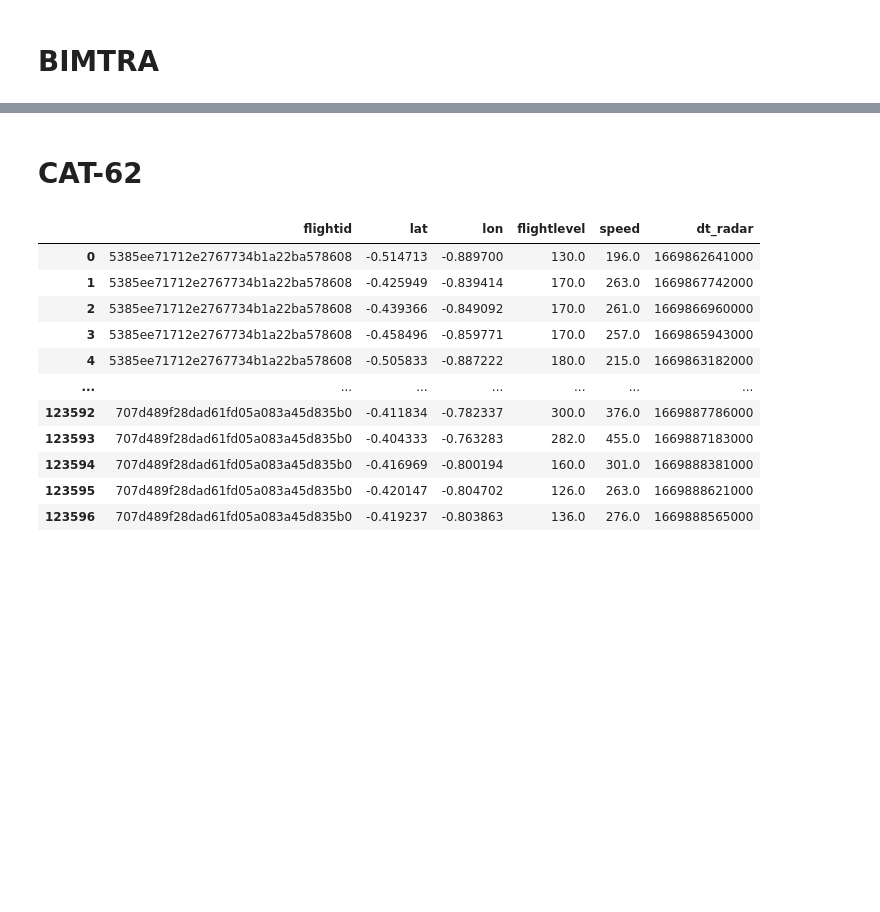
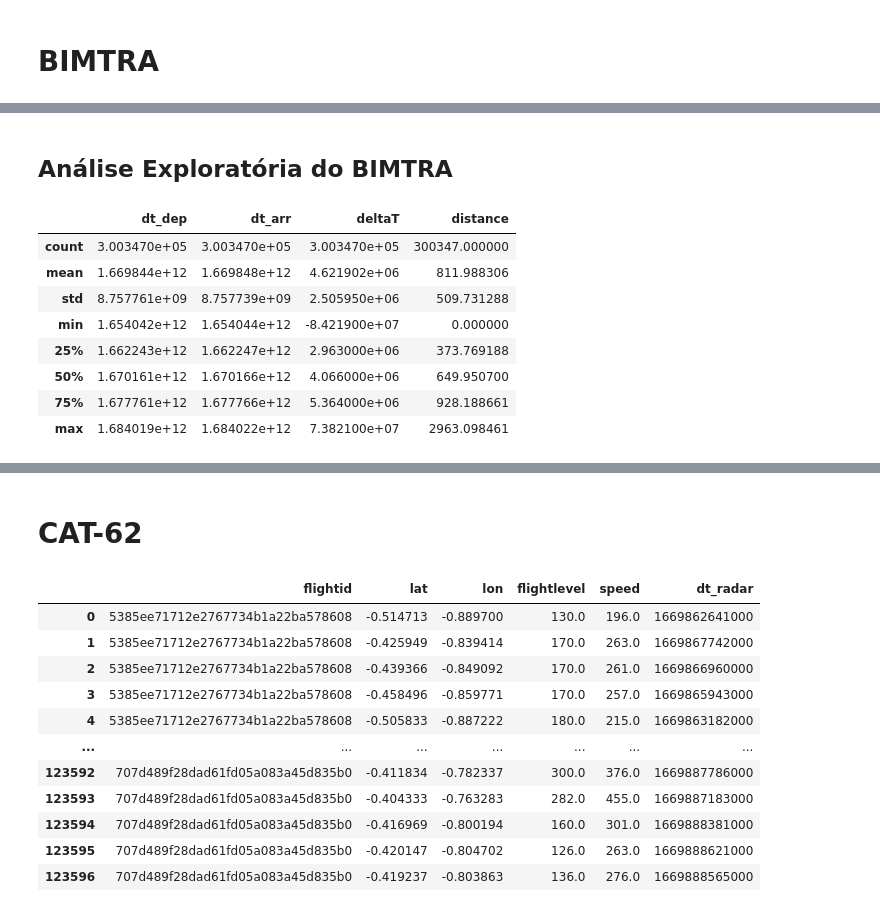
Before and after one commit to LucasRamosP/ITA_LATAM_Challenge, a Jupyter notebook: notebook.ipynb, the cells around one changed output, grey strips where cells are left out. Drawn from its saved outputs; the diff is of its cells as text; code cells hidden in the pictures; blank space fills up the shorter version.

```diff
--- a/notebook.ipynb
+++ b/notebook.ipynb
@@ -66,0 +78,14 @@ df_bimtra = df_bimtra[(df_bimtra['deltaT']>=0)&(df_bimtra['deltaT']<3e7)]
+# %% [markdown]
+## Análise Exploratória do BIMTRA
+# %%
+df_bimtra.describe()
+# %% [output]
+|  | dt_dep | dt_arr | deltaT | distance |
+| count | 3.003470e+05 | 3.003470e+05 | 3.003470e+05 | 300347.000000 |
+| mean | 1.669844e+12 | 1.669848e+12 | 4.621902e+06 | 811.988306 |
+| std | 8.757761e+09 | 8.757739e+09 | 2.505950e+06 | 509.731288 |
+| min | 1.654042e+12 | 1.654044e+12 | -8.421900e+07 | 0.000000 |
+| 25% | 1.662243e+12 | 1.662247e+12 | 2.963000e+06 | 373.769188 |
+| 50% | 1.670161e+12 | 1.670166e+12 | 4.066000e+06 | 649.950700 |
+| 75% | 1.677761e+12 | 1.677766e+12 | 5.364000e+06 | 928.188661 |
+| max | 1.684019e+12 | 1.684022e+12 | 7.382100e+07 | 2963.098461 |
```
Also changed, not shown: parts of 12 cells of this notebook, 2 other files.
